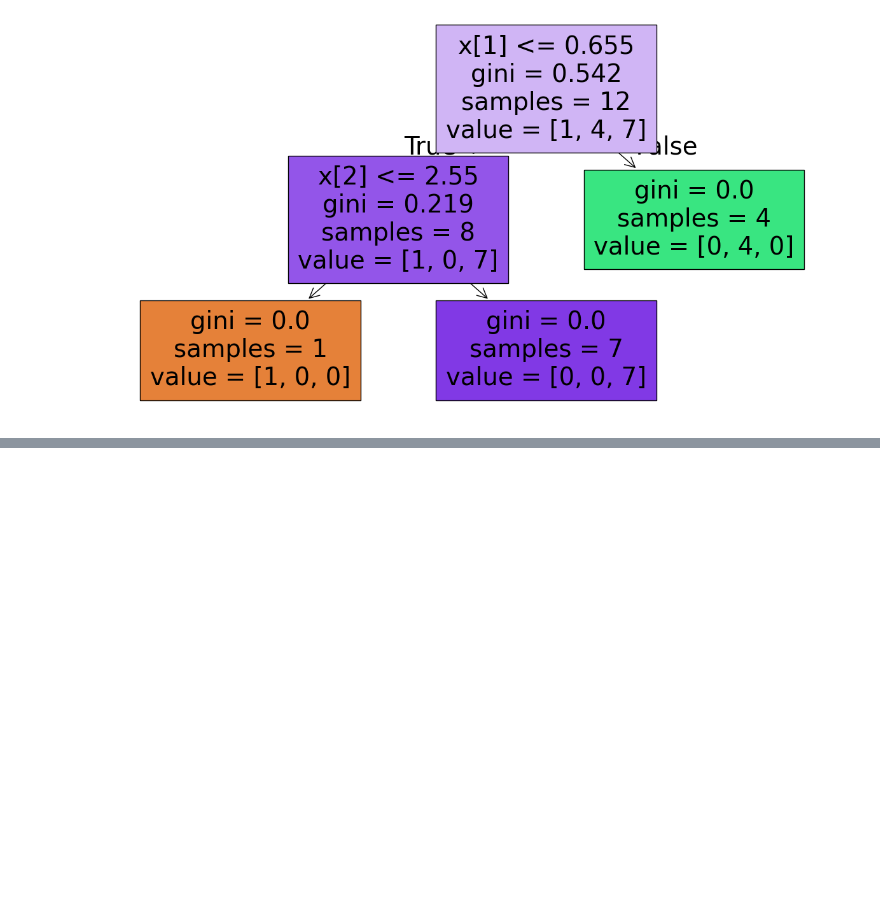
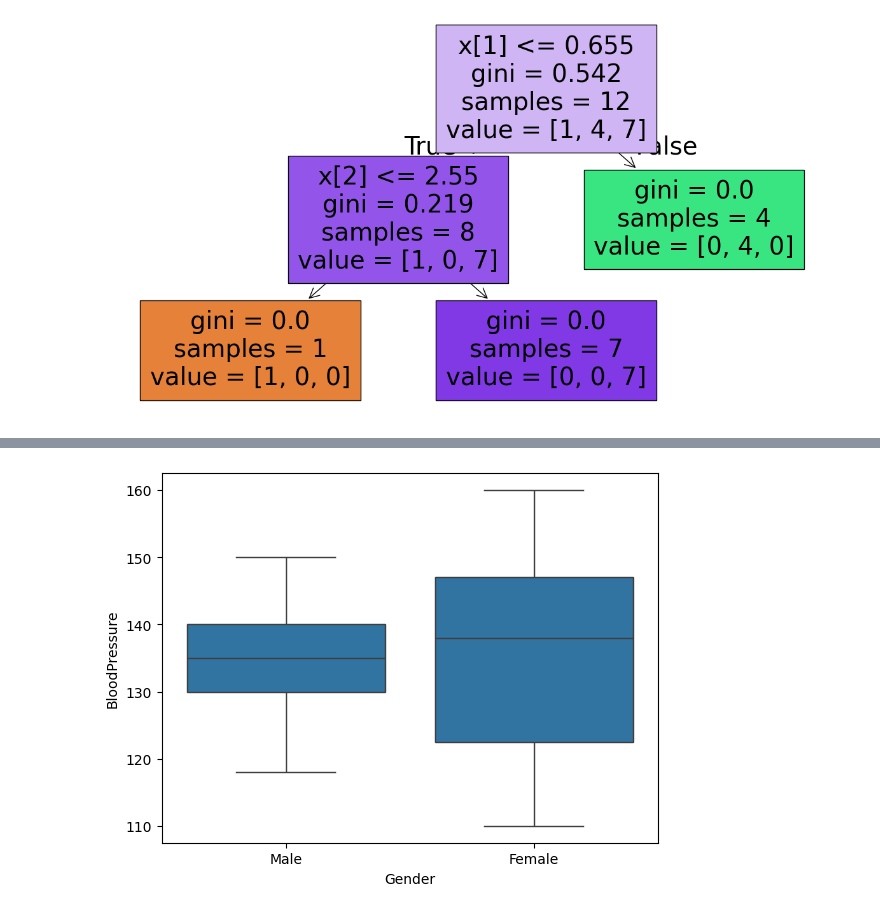
Before and after one commit to ManoFayyaz/Python-Practice, a Jupyter notebook: Data Science Practical/DS_1.ipynb, the cells around one changed output, grey strips where cells are left out. Cells and saved outputs as stored; diff of their text form; code cells hidden in the pictures; blank space fills up the shorter version.

```diff
--- a/Data Science Practical/DS_1.ipynb
+++ b/Data Science Practical/DS_1.ipynb
@@ -322,0 +404,5 @@ plt.show()
+# %%
+sns.boxplot(x='Gender', y='BloodPressure', data=df)
+plt.show()
+# %% [output]
+[figure, added]
```
Also changed, not shown: parts of 16 cells of this notebook, 2 other files.
